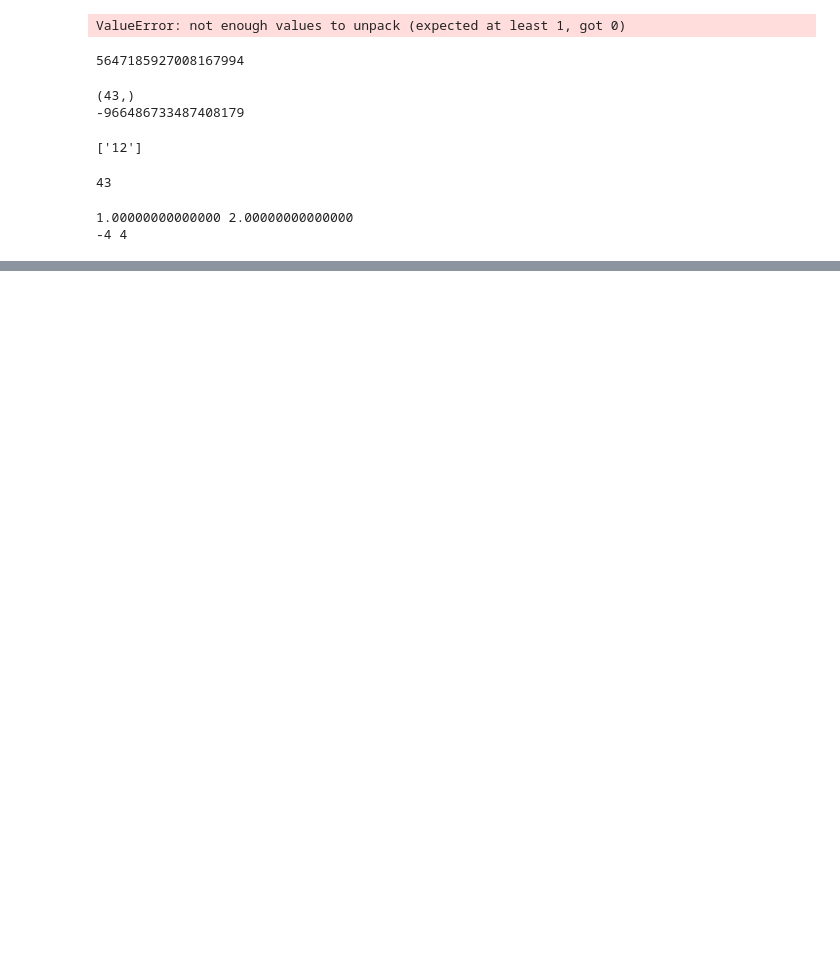
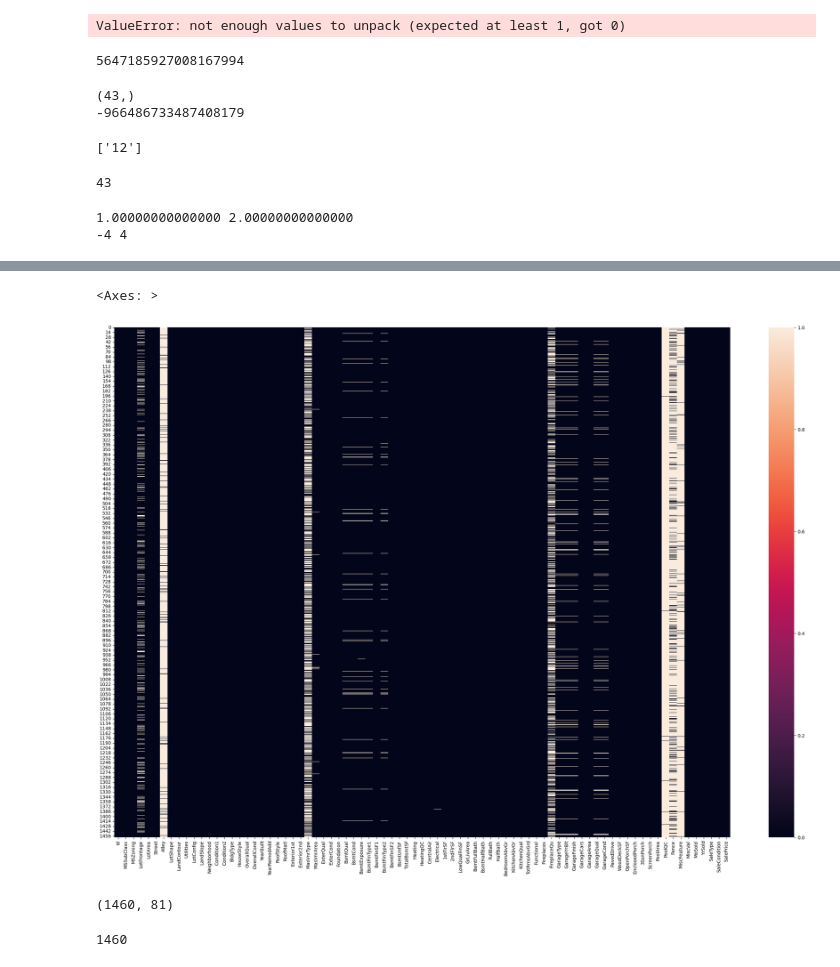
Before and after one commit to pmanish790/dsc, a Jupyter notebook: Ana_patern.ipynb, the cells around one changed output, grey strips where cells are left out. Cells and saved outputs as stored; diff of their text form; code cells hidden in the pictures; blank space fills up the shorter version.

```diff
--- a/Ana_patern.ipynb
+++ b/Ana_patern.ipynb
@@ -2072,0 +2073,2 @@ print(re(z), im(z))
+# %%
+df = pd.read_csv(r'D:\lalo\analytics\house_price.csv')
@@ -2072,0 +2145,14 @@ print(re(z), im(z))
+# %%
+plt.figure(figsize= (30,20))
+sns.heatmap(df.isnull())
+# %% [output]
+<Axes: >
+[figure, added]
+# %%
+df.shape
+# %% [output]
+(1460, 81)
+# %%
+len(df)
+# %% [output]
+1460
```
Also changed, not shown: parts of 66 cells of this notebook.
